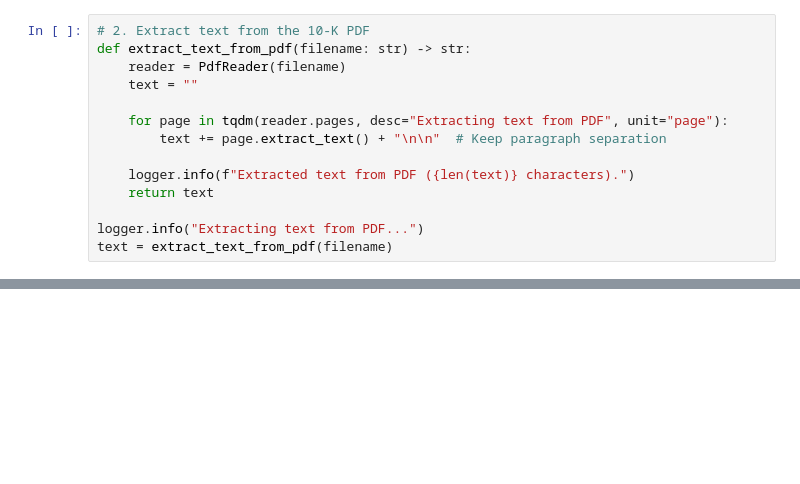
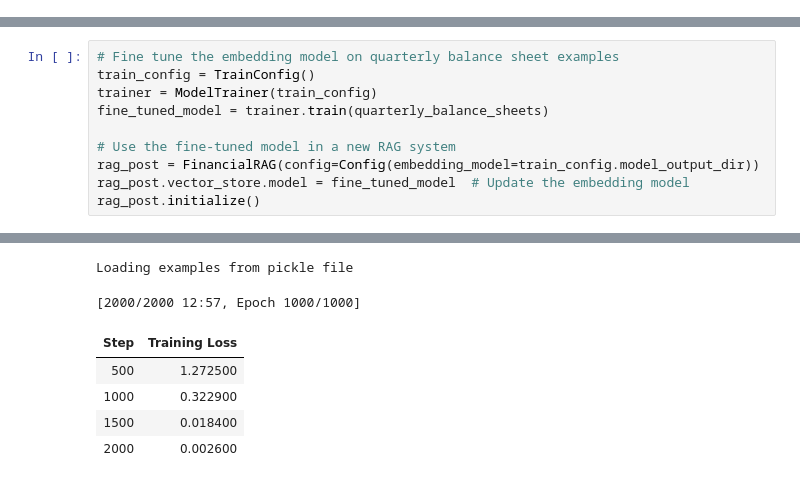
Before and after one commit to cristianleoo/models-from-scratch-python, a Jupyter notebook: Embedding Finetuning/demo.ipynb, the cells around one changed output, grey strips where cells are left out. Saved outputs shown, nothing was run; the diff lists cells and outputs as text; blank space fills up the shorter version.

```diff
--- a/Embedding Finetuning/demo.ipynb
+++ b/Embedding Finetuning/demo.ipynb
@@ -68,14 +0,0 @@ download_10k(url, filename)
-# %%
-# 2. Extract text from the 10-K PDF
-def extract_text_from_pdf(filename: str) -> str:
-    reader = PdfReader(filename)
-    text = ""
-
-    for page in tqdm(reader.pages, desc="Extracting text from PDF", unit="page"):
-        text += page.extract_text() + "\n\n"  # Keep paragraph separation
-
-    logger.info(f"Extracted text from PDF ({len(text)} characters).")
-    return text
-
-logger.info("Extracting text from PDF...")
-text = extract_text_from_pdf(filename)
@@ -266,0 +450,11 @@ logger.info(f"Post-Fine-Tuning Cosine Similarity: {post_score:.4f}")
+# %%
+# Fine tune the embedding model on quarterly balance sheet examples
+train_config = TrainConfig()
+trainer = ModelTrainer(train_config)
+fine_tuned_model = trainer.train(quarterly_balance_sheets)
+
+# Use the fine-tuned model in a new RAG system
+rag_post = FinancialRAG(config=Config(embedding_model=train_config.model_output_dir))
+rag_post.vector_store.model = fine_tuned_model  # Update the embedding model
+rag_post.initialize()
+# %% [output]
@@ -266,0 +466,7 @@ logger.info(f"Post-Fine-Tuning Cosine Similarity: {post_score:.4f}")
+Loading examples from pickle file
+[2000/2000 12:57, Epoch 1000/1000]
+| Step | Training Loss |
+| 500 | 1.272500 |
+| 1000 | 0.322900 |
+| 1500 | 0.018400 |
+| 2000 | 0.002600 |
```
Also changed, not shown: parts of 15 cells of this notebook, 11 other files.
